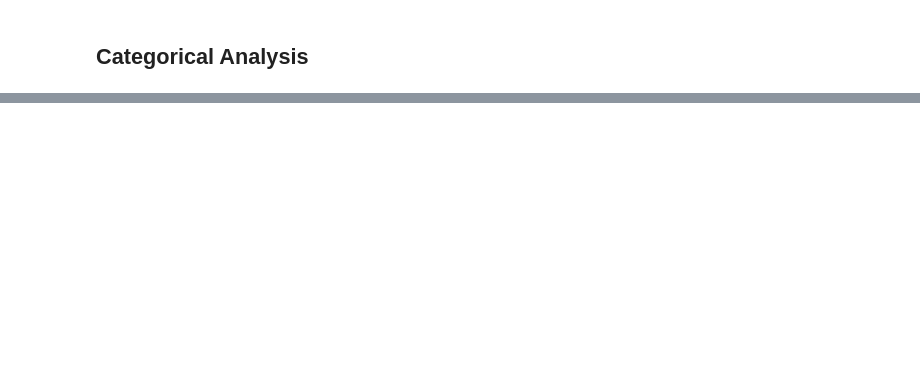
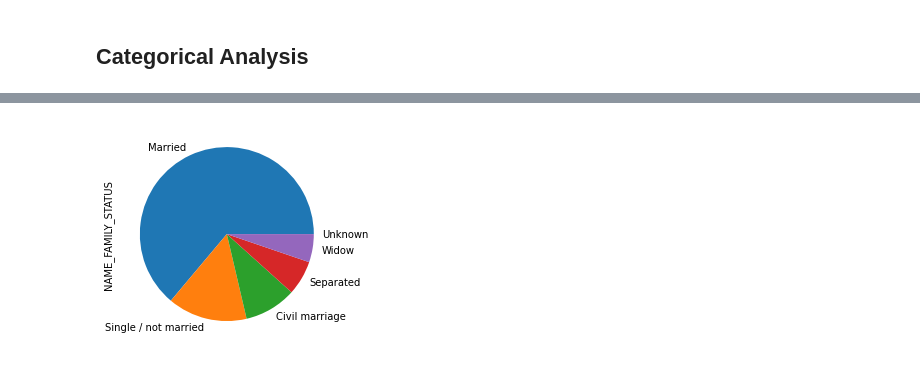
Before and after one commit to nikhilmamidipaka/Bank-Loan-Prediction-Dataset, a Jupyter notebook: Bank_Loan_Prediction_Dataset.ipynb, the cells around one changed output, grey strips where cells are left out. Drawn from its saved outputs; the diff is of its cells as text; code cells hidden in the pictures; blank space fills up the shorter version.

```diff
--- a/Bank_Loan_Prediction_Dataset.ipynb
+++ b/Bank_Loan_Prediction_Dataset.ipynb
@@ -346,0 +343,5 @@ plt.show()
+# %%
+df_app.NAME_FAMILY_STATUS.value_counts(normalize=True).plot.pie()
+plt.show()
+# %% [output]
+[figure, added]
```
Also changed, not shown: parts of 7 cells of this notebook.
